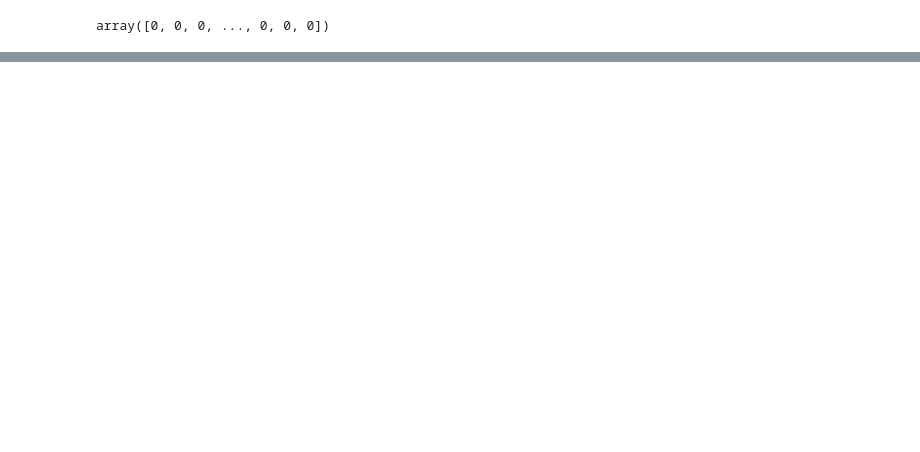
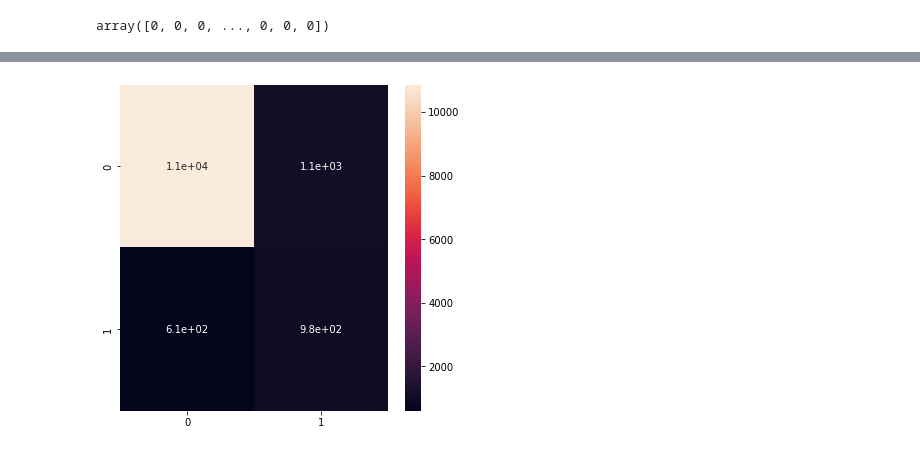
Before and after one commit to francisvalguedes/bank_marketing_mlp, a Jupyter notebook: model/train_test.ipynb, the cells around one changed output, grey strips where cells are left out. Drawn from its saved outputs; the diff is of its cells as text; code cells hidden in the pictures; blank space fills up the shorter version.

```diff
--- a/model/train_test.ipynb
+++ b/model/train_test.ipynb
@@ -1787,0 +1581,9 @@ weighted avg       0.89      0.87      0.88     13564
+# %%
+cm = confusion_matrix(y_true = y_test_enc, y_pred = predictions)
+
+plt.figure(figsize=(6,6));
+sns.heatmap(cm, annot=True)
+plt.savefig('confusion_matrix.png', bbox_inches='tight')
+plt.show()
+# %% [output]
+[figure, added]
```
Also changed, not shown: parts of 157 cells of this notebook.
